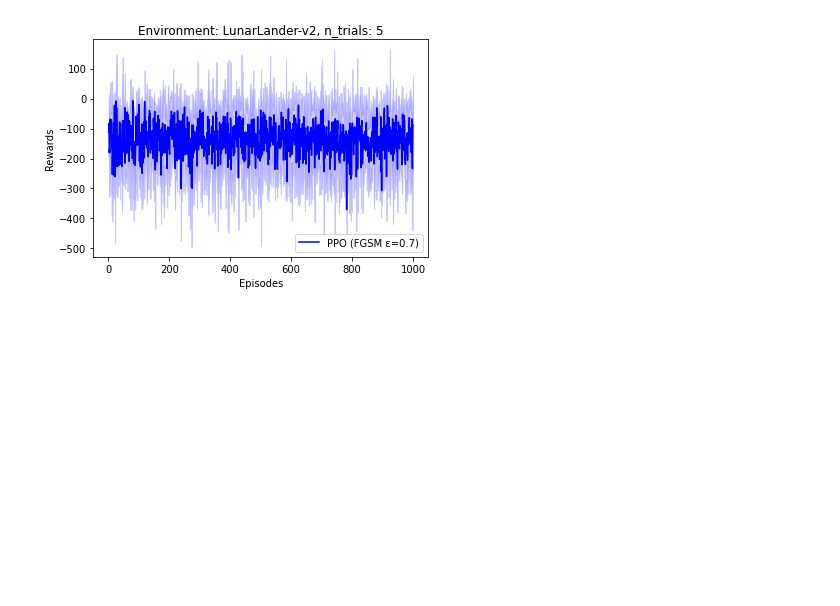
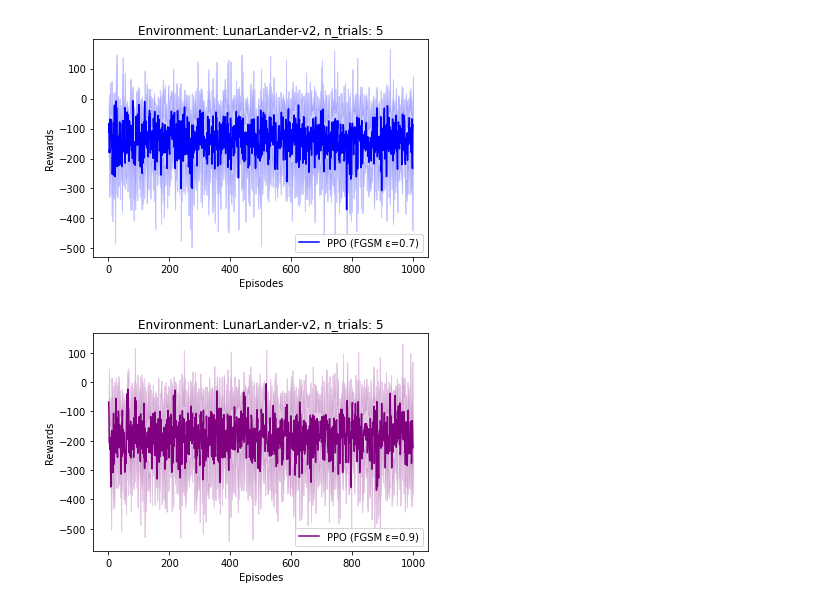
Before and after one commit to bhargavCSSE/adv-RL, a Jupyter notebook: PPO/plotter_matplotlib.ipynb, the cells around one changed output. Saved outputs shown, nothing was run; the diff lists cells and outputs as text; code cells hidden in the pictures; blank space fills up the shorter version.

```diff
--- a/PPO/plotter_matplotlib.ipynb
+++ b/PPO/plotter_matplotlib.ipynb
@@ -117,6 +122,23 @@ plt.savefig('plots/LunarLander1000-testFGSM0_7')
 plt.show()
 # %% [output]
 [figure]
+# %%
+plt.figure()
+
+plt.title("Environment: LunarLander-v2, n_trials: 5")
+plt.xlabel('Episodes')
+plt.ylabel('Rewards')
+
+color = 'purple'
+plt.plot(testFGSM0_9_x, mean_vals_6, label='PPO (FGSM \u03B5=0.9)', color=color)
+plt.fill_between(testFGSM0_9_x, mean_vals_6-std_vals_6, mean_vals_6+std_vals_6, alpha=0.2, color=color)
+
+plt.legend(loc='lower right')
+
+plt.savefig('plots/LunarLander1000-testFGSM0_9')
+plt.show()
+# %% [output]
+[figure, added]
 # %%
 def smoothing(arr, radius=10):
     y = []
```
Also changed, not shown: parts of 3 cells of this notebook, 6 other files.
